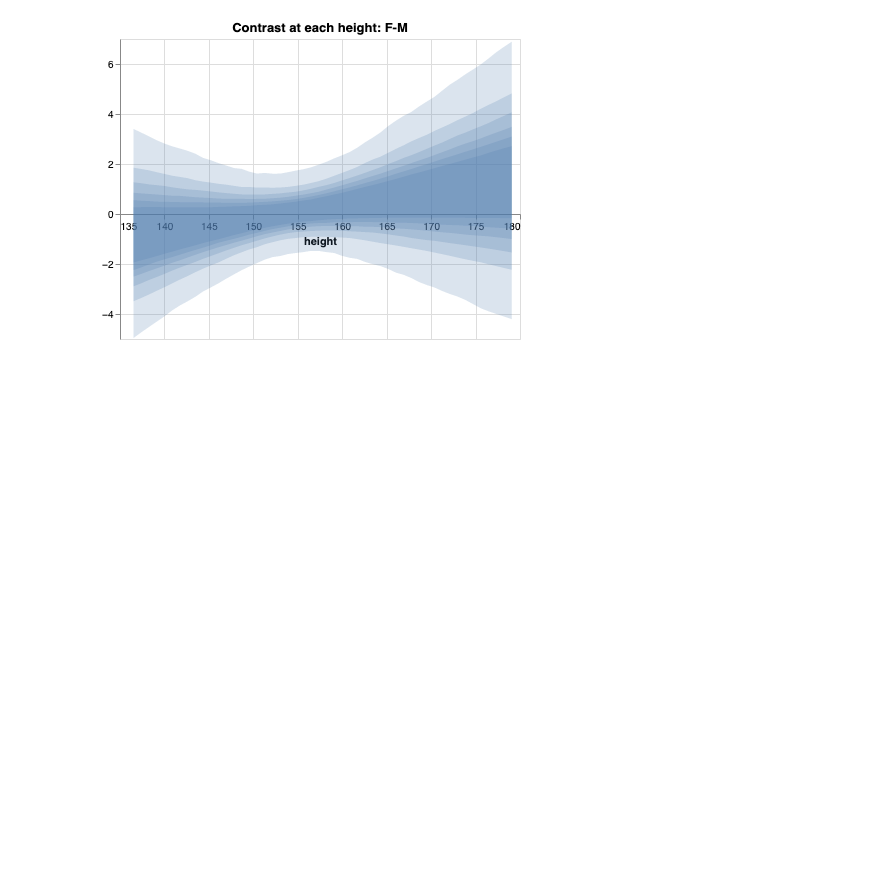
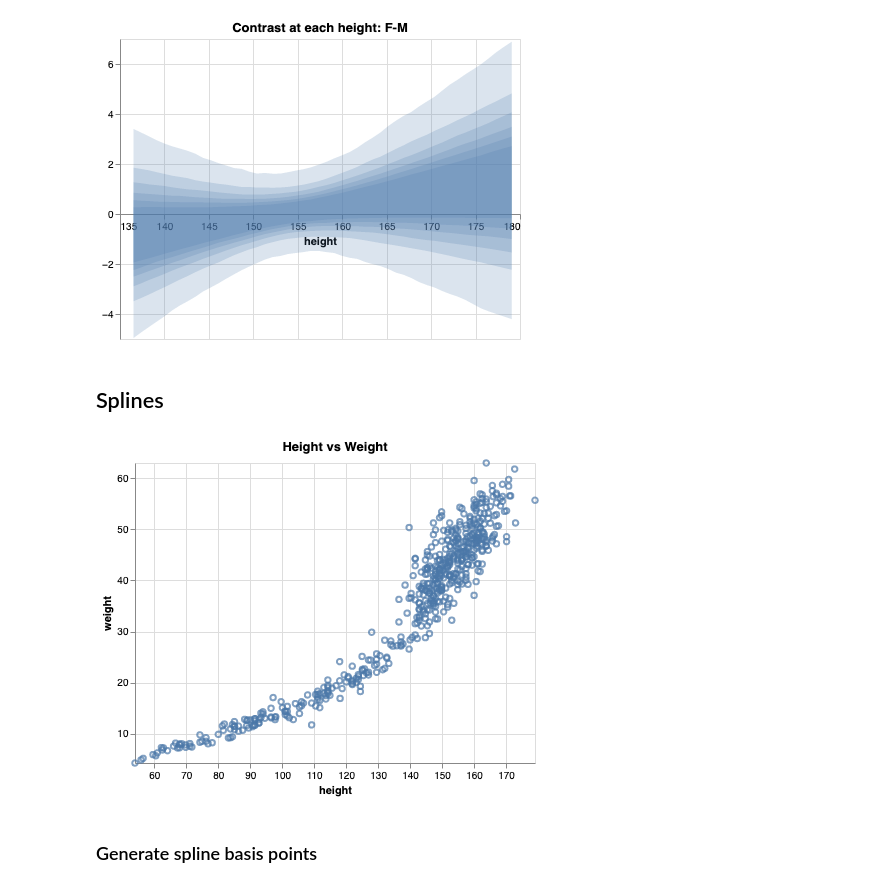
Before and after one commit to regata/statreth, a Jupyter notebook: notebooks/lecture04.ipynb, the cells around one changed output. Saved outputs shown, nothing was run; the diff lists cells and outputs as text; code cells hidden in the pictures; blank space fills up the shorter version.

Commit message:
splines example

```diff
--- a/notebooks/lecture04.ipynb
+++ b/notebooks/lecture04.ipynb
@@ -496,3 +485,5 @@ for i, _ in enumerate(pis):
 reduce(lambda a, b: a + b, bands)
 # %% [output]
 [figure]
+# %% [markdown]
+## Splines
@@ -498,0 +492,24 @@ reduce(lambda a, b: a + b, bands)
+# %%
+# load data
+height = howell1["height"].to_numpy()
+weight = howell1["weight"].to_numpy()
+
+sort_indices = weight.argsort()
+weight = weight[sort_indices]
+height = height[sort_indices]
+# %%
+df = pd.DataFrame({"height": height, "weight": weight})
+
+data_chart = (
+    alt.Chart(df, title="Height vs Weight")
+    .mark_point()
+    .encode(
+        alt.X("height", scale=alt.Scale(domain=(height.min(), height.max()))),
+        alt.Y("weight", scale=alt.Scale(domain=(weight.min(), weight.max()))),
+    )
+)
+data_chart
+# %% [output]
+[figure, added]
+# %% [markdown]
+### Generate spline basis points
```
Also changed, not shown: parts of 25 cells of this notebook, 1 other file.
